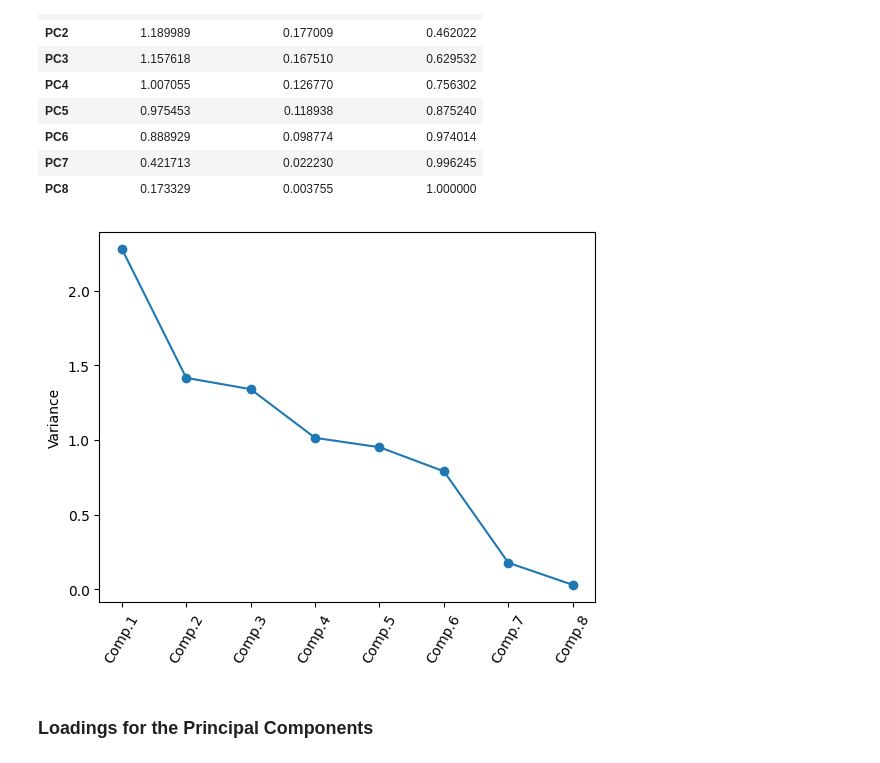
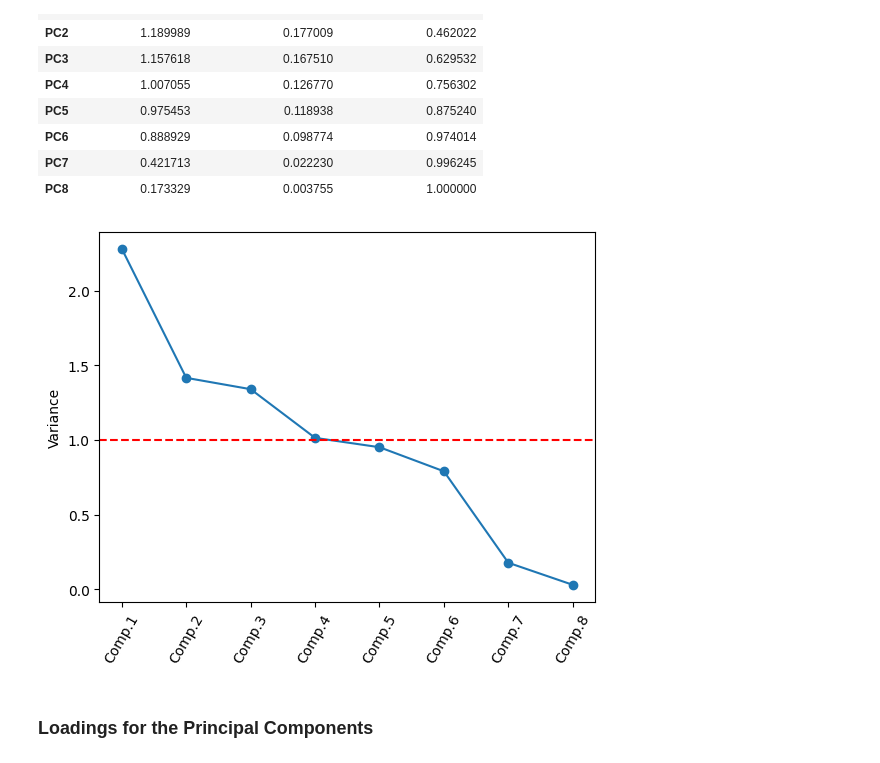
Before and after one commit to oscartq/project-LDA-concrete, a Jupyter notebook: project_PCR.ipynb, the cells around one changed output. Drawn from its saved outputs; the diff is of its cells as text; code cells hidden in the pictures.

Commit message:
cleaning and new figures

```diff
--- a/project_PCR.ipynb
+++ b/project_PCR.ipynb
@@ -124,15 +124,17 @@ Importance of components:
 # %%
 def screeplot(pca, standardised_values):
     y = np.std(pca.transform(standardised_values), axis=0)**2
     x = np.arange(len(y)) + 1
     plt.plot(x, y, "o-")
+    plt.axhline(y=1, color='r', linestyle='--')
     plt.xticks(x, ["Comp."+str(i) for i in x], rotation=60)
     plt.ylabel("Variance")
+    plt.savefig(f"figures/PCA_screeplot.png")
     plt.show()
 
 screeplot(pca, standardisedX)
 # %% [output]
-[figure, old version]
+[figure, new version]
 # %% [markdown]
 ### Loadings for the Principal Components
 # %%
```
Also changed, not shown: parts of 5 cells of this notebook, 17 other files.
